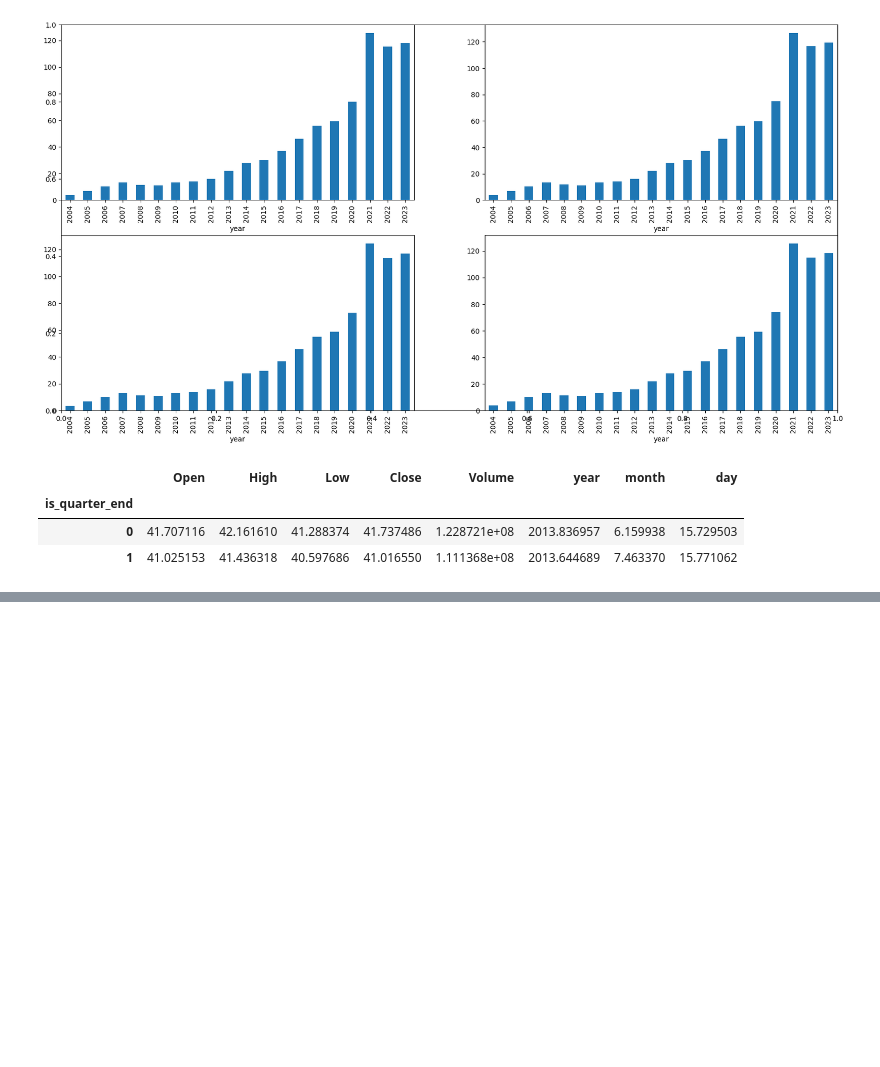
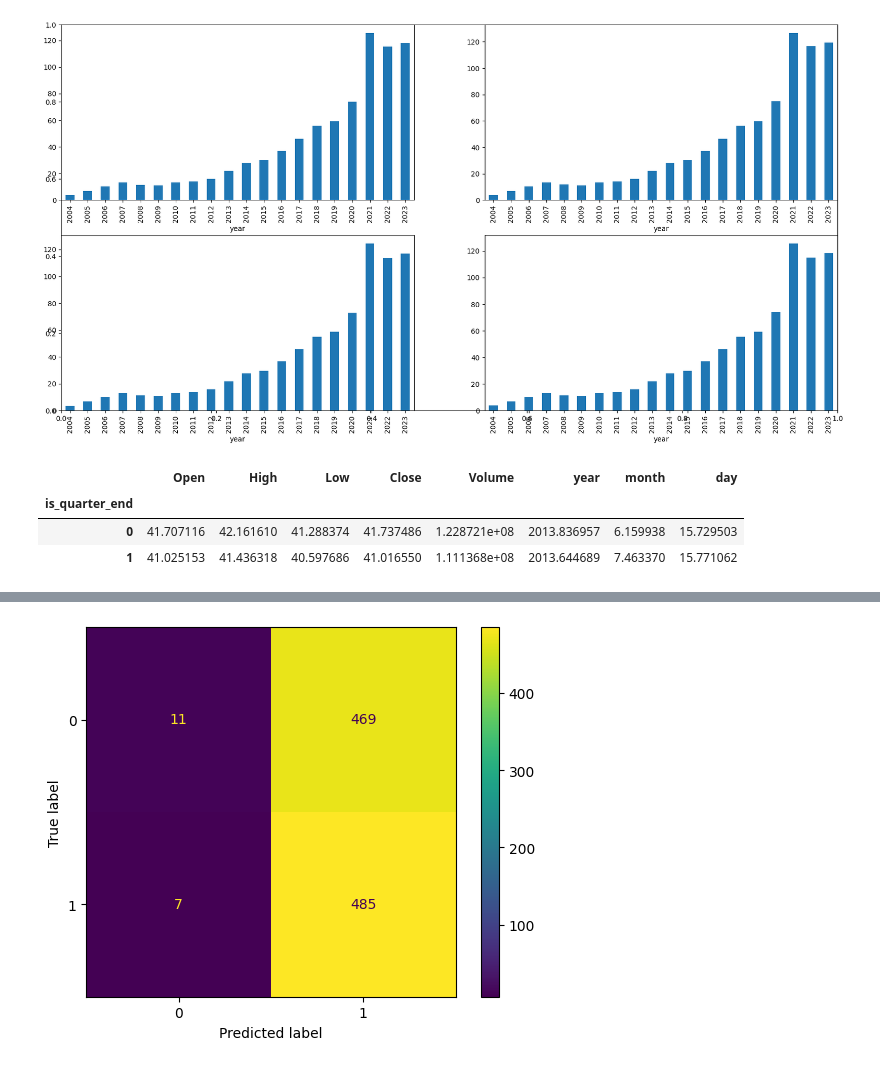
Before and after one commit to mckadethur33/google-stock-price-prediction, a Jupyter notebook: main.ipynb, the cells around one changed output, grey strips where cells are left out. Saved outputs shown, nothing was run; the diff lists cells and outputs as text; code cells hidden in the pictures; blank space fills up the shorter version.

```diff
--- a/main.ipynb
+++ b/main.ipynb
@@ -103,0 +138,16 @@ df.drop('Date', axis=1).groupby('is_quarter_end').mean()
+# %%
+#Using the XGBClassifier ML model with the ROC-AUC curve evaluation metric for soft probabilities
+#Of the three models used : LogisticsReg, SVC, and XGBClassifier, the results show XGBClassifier has the highest performance, but it is pruned to overfitting
+# as the differenfce between the training and the validation accuracy is too high.
+models = [LogisticRegression(), SVC(
+kernel='poly', probability=True), XGBClassifier()]
+
+for i in range(3):
+  models[i].fit(X_train, Y_train)
+
+  print(f'{models[i]} : ')
+  print('Training Accuracy : ', metrics.roc_auc_score(
+    Y_train, models[i].predict_proba(X_train)[:,1]))
+  print('Validation Accuracy : ', metrics.roc_auc_score(
+    Y_valid, models[i].predict_proba(X_valid)[:,1]))
+  print()
@@ -103,0 +172,7 @@ df.drop('Date', axis=1).groupby('is_quarter_end').mean()
+# %%
+from sklearn.metrics import ConfusionMatrixDisplay
+
+ConfusionMatrixDisplay.from_estimator(models[0], X_valid, Y_valid)
+plt.show()
+# %% [output]
+[figure, added]
```
Also changed, not shown: parts of 5 cells of this notebook.
